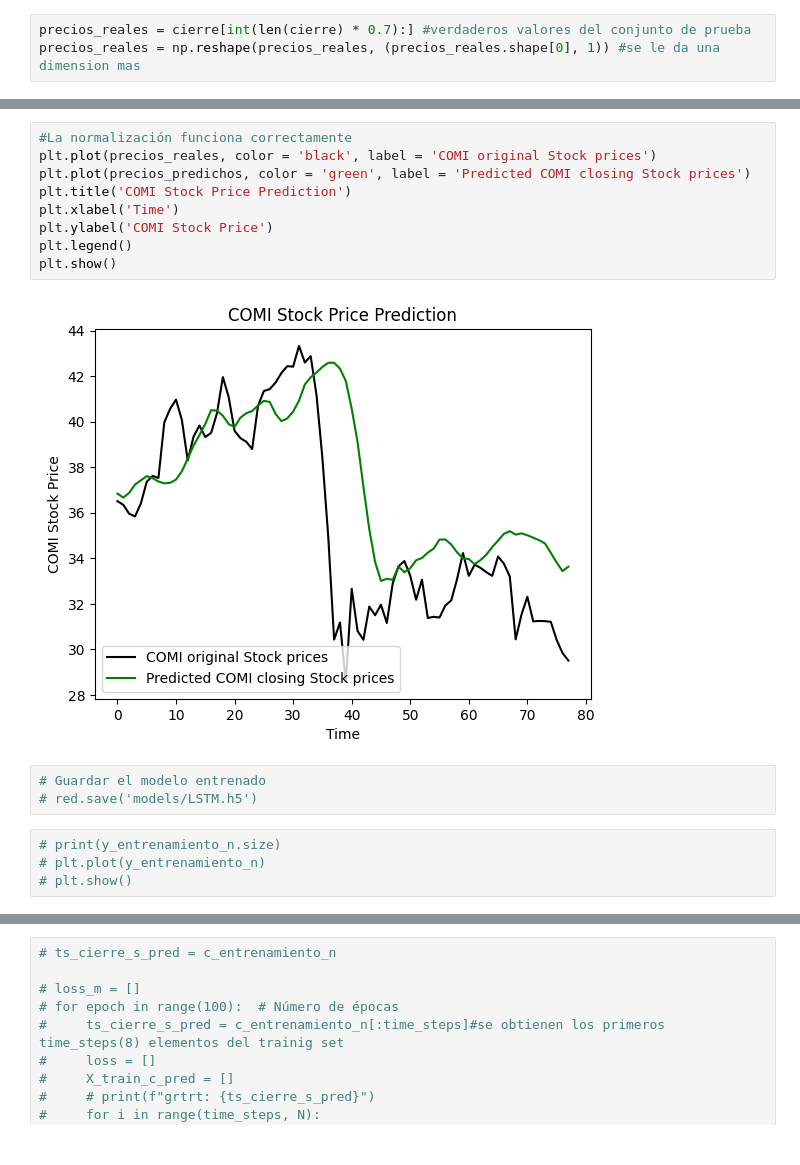
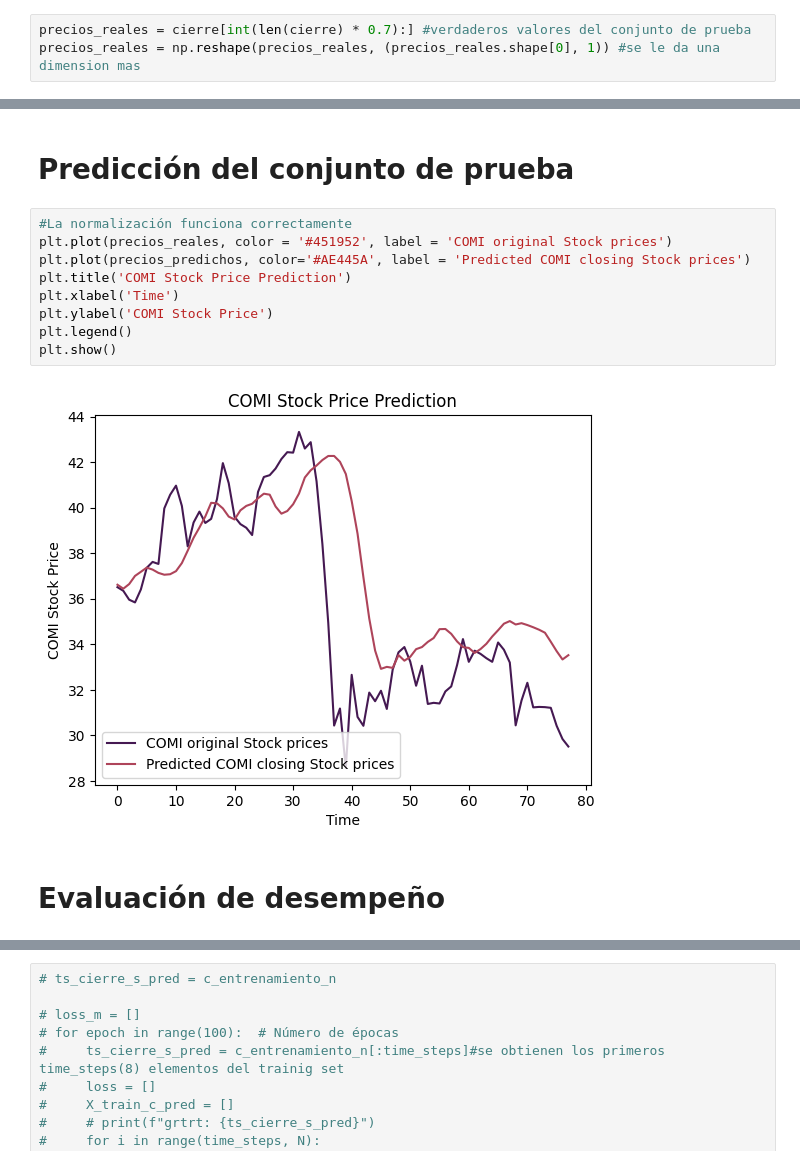
Before and after one commit to MiguelAngelLiera/Stock_Exchange_NN_PP, a Jupyter notebook: LSTM.ipynb, the cells around one changed output, grey strips where cells are left out. Drawn from its saved outputs; the diff is of its cells as text.

```diff
--- a/LSTM.ipynb
+++ b/LSTM.ipynb
@@ -109,18 +113,15 @@ precios_predichos = m_m_s_prueba.inverse_transform(precios_predichos)
+# %% [markdown]
+# Predicción del conjunto de prueba
 # %%
 #La normalización funciona correctamente
-plt.plot(precios_reales, color = 'black', label = 'COMI original Stock prices')
-plt.plot(precios_predichos, color = 'green', label = 'Predicted COMI closing Stock prices')
+plt.plot(precios_reales, color = '#451952', label = 'COMI original Stock prices')
+plt.plot(precios_predichos, color='#AE445A', label = 'Predicted COMI closing Stock prices')
 plt.title('COMI Stock Price Prediction')
 plt.xlabel('Time')
 plt.ylabel('COMI Stock Price')
 plt.legend()
 plt.show()
 # %% [output]
-[figure, old version]
+[figure, new version]
-# %%
-# Guardar el modelo entrenado
-# red.save('models/LSTM.h5')
-# %%
-# print(y_entrenamiento_n.size)
-# plt.plot(y_entrenamiento_n)
-# plt.show()
+# %% [markdown]
+# Evaluación de desempeño
```
Also changed, not shown: parts of 9 cells of this notebook, 14 other files.
